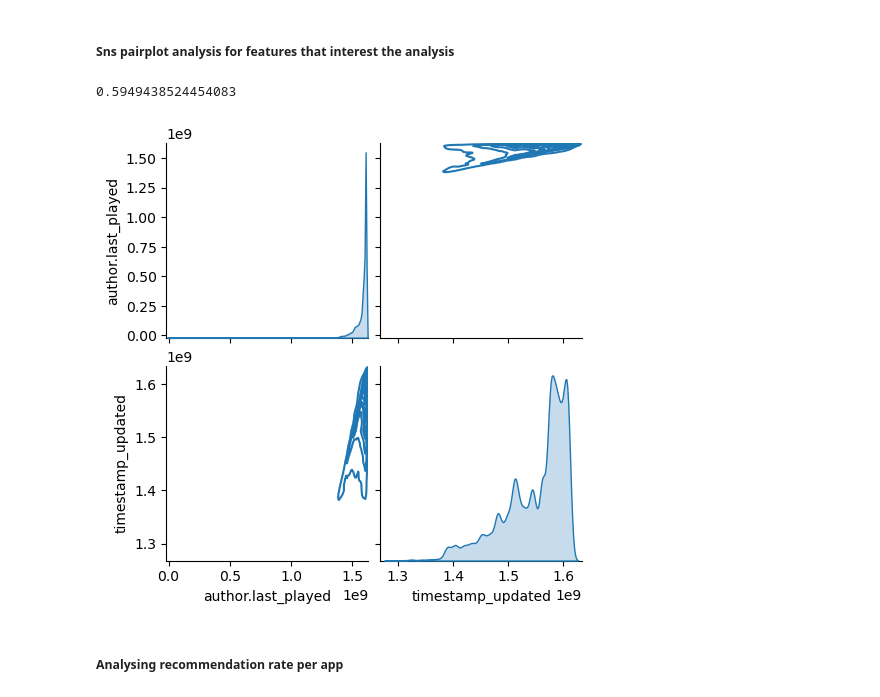
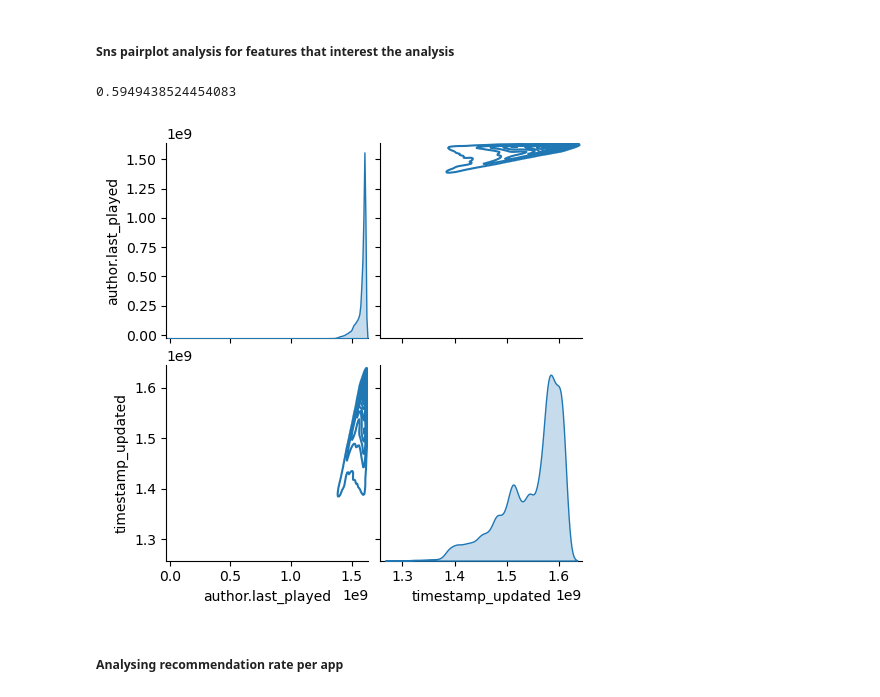
Before and after one commit to yaraoyoussef/ADM-HW2, a Jupyter notebook: main.ipynb, the cells around one changed output. Cells and saved outputs as stored; diff of their text form; code cells hidden in the pictures.

```diff
--- a/main.ipynb
+++ b/main.ipynb
@@ -147,15 +148,15 @@ plt.show()
 # %% [markdown]
 ##### Sns pairplot analysis for features that interest the analysis
+# %%
+# Sample df because execution time is very high
+df_sample = df.sample(n=20000, random_state=42)
 # %%
-# Sample df because execution time is very high
-df_sample = df.sample(n=200000, random_state=42)
-
 # analyse if when a user last played a game, he updated his review about it
 sns.pairplot(df_sample, vars=['author.last_played', 'timestamp_updated'], kind='kde')
 df['author.last_played'].corr(df['timestamp_updated']) # prints correlation value
 # %% [output]
 0.5949438524454083
-[figure, old version]
+[figure, new version]
 # %% [markdown]
 ##### Analysing recommendation rate per app
 # %%
```
Also changed, not shown: parts of 6 cells of this notebook.
